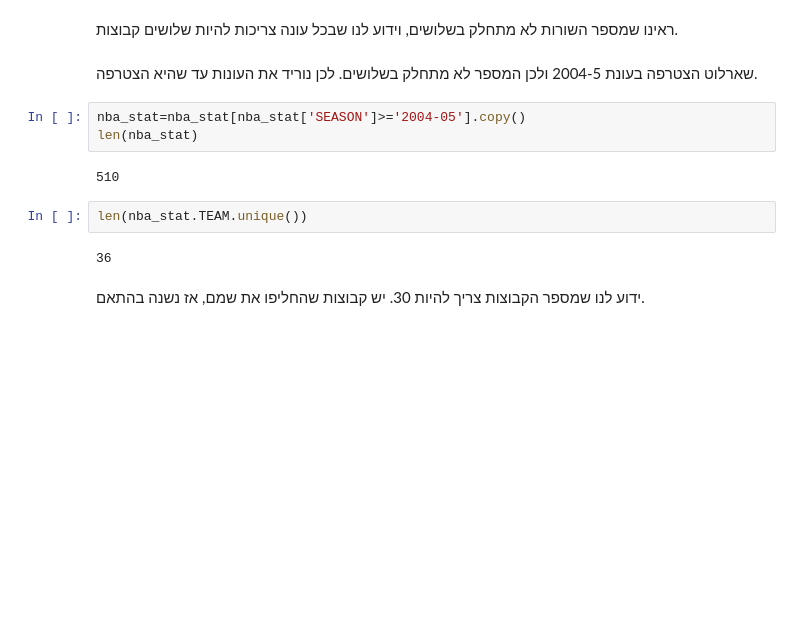
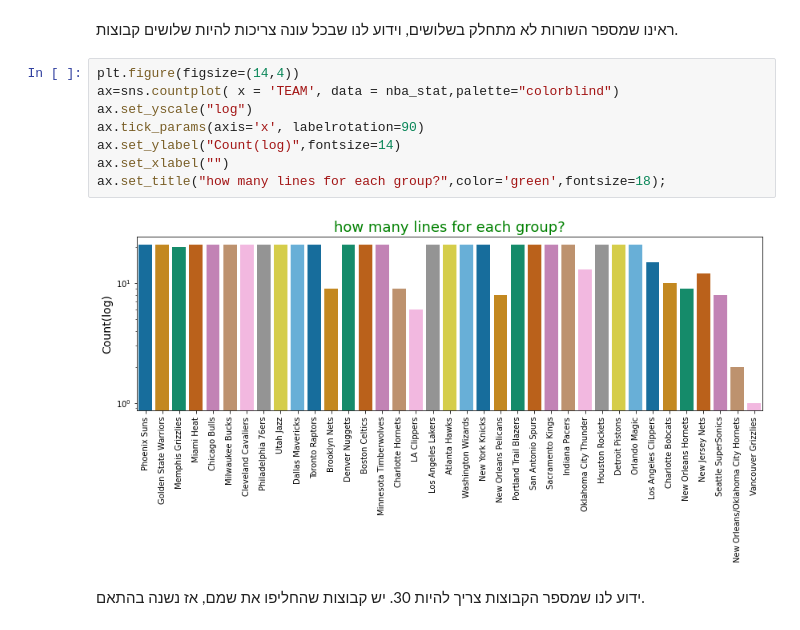
Before and after one commit to eytanmuzafi/data-science, a Jupyter notebook: project.ipynb, the cells around one changed output. Saved outputs shown, nothing was run; the diff lists cells and outputs as text; blank space fills up the shorter version.

```diff
--- a/project.ipynb
+++ b/project.ipynb
@@ -66,18 +66,16 @@ len(nba_stat)
 626
 # %% [markdown]
 ראינו שמספר השורות לא מתחלק בשלושים, וידוע לנו שבכל עונה צריכות להיות שלושים קבוצות.
-# %% [markdown]
-שארלוט הצטרפה בעונת 2004-5 ולכן המספר לא מתחלק בשלושים.
-לכן נוריד את העונות עד שהיא הצטרפה.
-# %%
-nba_stat=nba_stat[nba_stat['SEASON']>='2004-05'].copy()
-len(nba_stat)
-# %% [output]
-510
-# %%
-len(nba_stat.TEAM.unique())
-# %% [output]
-36
+# %%
+plt.figure(figsize=(14,4))
+ax=sns.countplot( x = 'TEAM', data = nba_stat,palette="colorblind")
+ax.set_yscale("log")
+ax.tick_params(axis='x', labelrotation=90)
+ax.set_ylabel("Count(log)",fontsize=14)
+ax.set_xlabel("")
+ax.set_title("how many lines for each group?",color='green',fontsize=18);
+# %% [output]
+[figure, added]
 # %% [markdown]
 ידוע לנו שמספר הקבוצות צריך להיות 30. יש קבוצות שהחליפו את שמם, אז נשנה בהתאם.
 # %%
```
Also changed, not shown: parts of 21 cells of this notebook.
